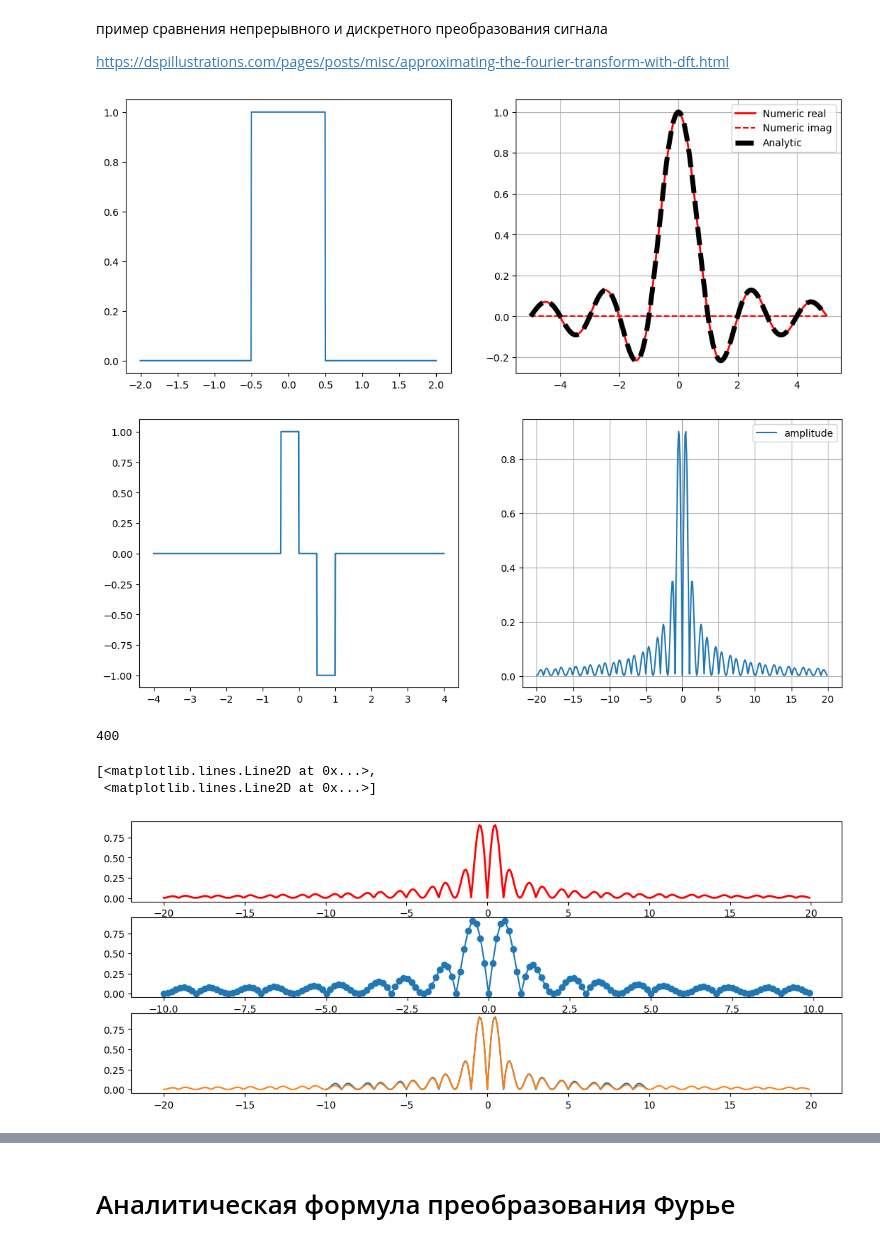
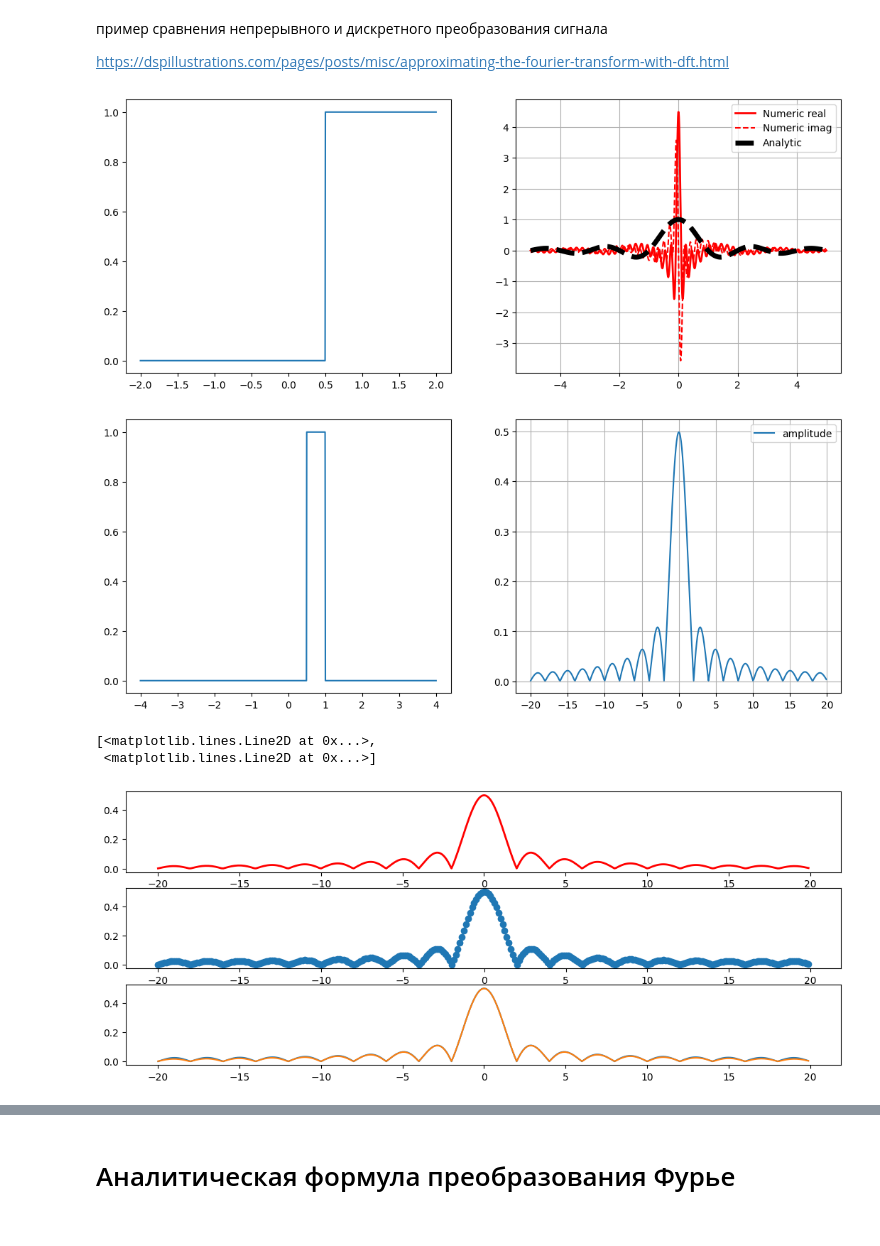
Before and after one commit to TAUforPython/BaseControlTheory, a Jupyter notebook: DFT_and_CFT.ipynb, the cells around one changed output, grey strips where cells are left out. Drawn from its saved outputs; the diff is of its cells as text; code cells hidden in the pictures.

```diff
--- a/DFT_and_CFT.ipynb
+++ b/DFT_and_CFT.ipynb
@@ -29,23 +29,23 @@ def complex_quad(g, a, b):
     return integrate.simps(y=x, x=t)
 # %%
 def rect(t):
-    return (abs(t) < 0.5).astype(float)
+    return ((t) > 0.5).astype(float)
 
 t = np.linspace(-2,2, 1000)
 f = np.linspace(-5, 5, 1000)
 R = cft(rect, f)  # Calculate the numeric Fourier Transform of the rect function
 
 fig, axs = plt.subplots(1,2,figsize=(13,5))
 
 axs[0].plot(t, rect(t))
 axs[1].plot(f, R.real, 'r-', lw=2, label='Numeric real')
 axs[1].plot(f, R.imag, 'r--', label='Numeric imag')
 axs[1].plot(f, np.sin(np.pi*f)/(np.pi*f), 'k--', lw=5, label='Analytic')
 plt.legend()
 plt.grid()
 plt.show()
 # %% [output]
-[figure, old version]
+[figure, new version]
 # %%
 g = lambda t: (rect(t) - rect(t-0.5)) #* np.exp(-t*t)  # define the function
 t0 = 4
@@ -60,7 +60,7 @@ plt.legend()
 plt.grid()
 plt.show()
 # %% [output]
-[figure, old version]
+[figure, new version]
 # %%
 def compareCFTandDFT(Fs):
     t = np.arange(-t0, t0, 1./Fs)
@@ -68,12 +68,9 @@ def compareCFTandDFT(Fs):
     # Calculate the approximate Fourier Transform according to the derived rule.
     G_approx = np.fft.fftshift(np.fft.fft(g(t)) * np.exp(-2j*np.pi*f*t0) * 1/Fs)
     return G_approx, f
-# %%
-len(f_full)
-# %% [output]
-400
 # %%
-(G_approx, f) = compareCFTandDFT(Fs=20)
+Fs = 40
+(G_approx, f) = compareCFTandDFT(Fs=Fs)
 
 fig, axs = plt.subplots(3,1,figsize=(13,5))
 axs[0].plot(f_full, abs(G_exact), 'r-', lw=2)
@@ -82,4 +79,4 @@ axs[2].plot(f, abs(G_approx),f_full,abs(G_exact))
 # %% [output]
 [<matplotlib.lines.Line2D at 0x...>,
  <matplotlib.lines.Line2D at 0x...>]
-[figure, old version]
+[figure, new version]
```
Also changed, not shown: parts of 1 cell of this notebook.
